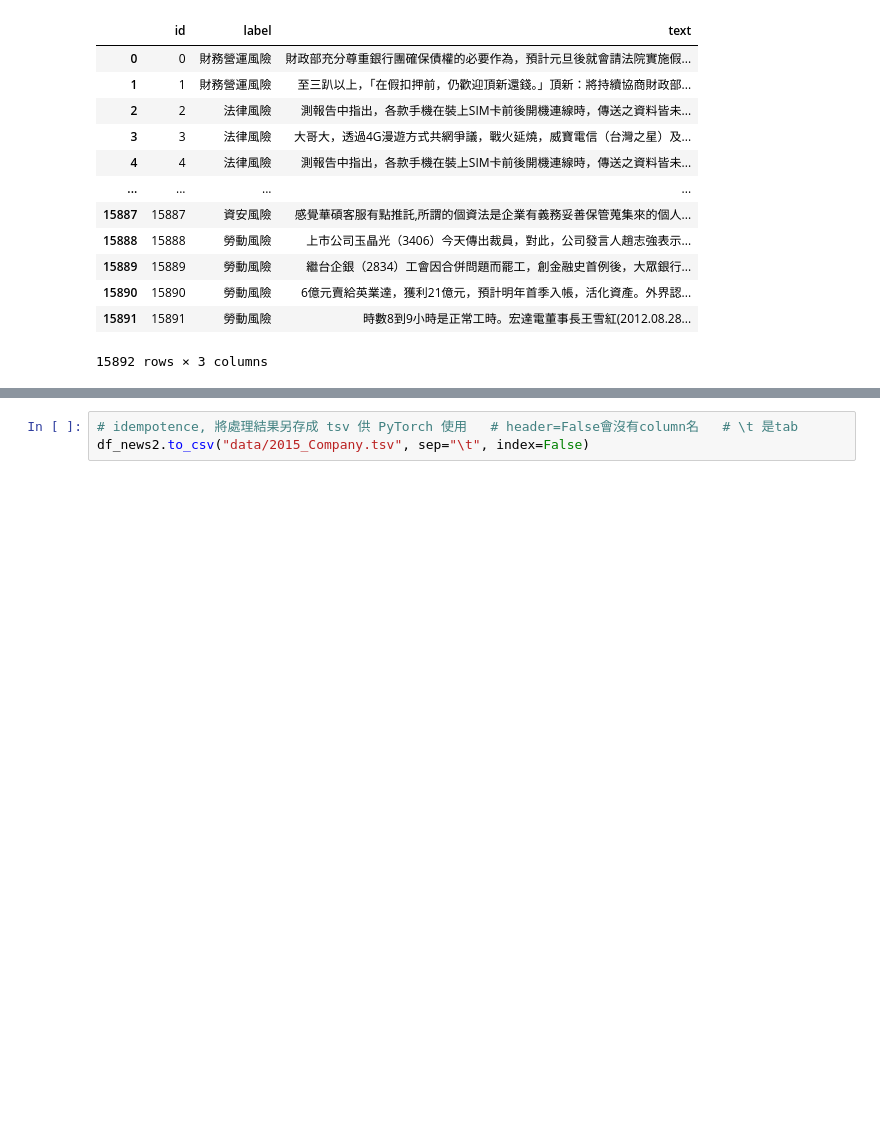
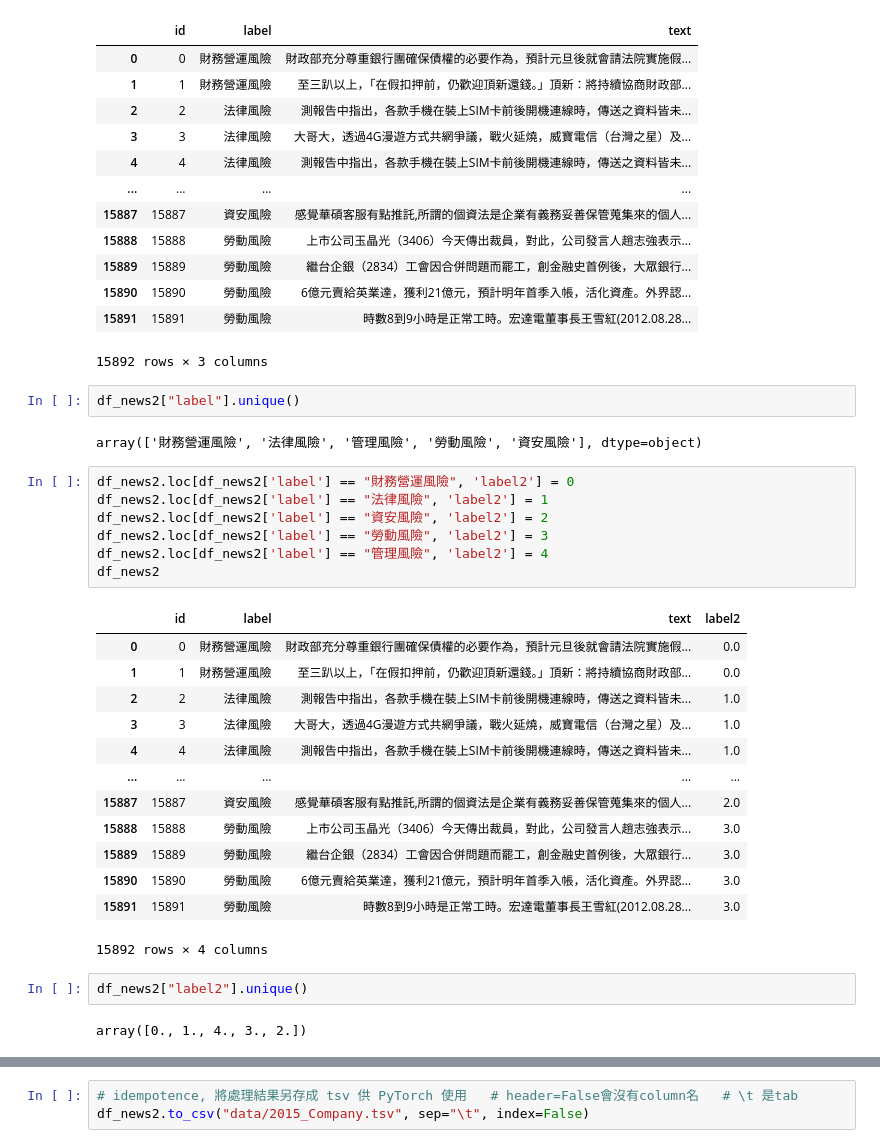
Before and after one commit to roccqqck/news_bert, a Jupyter notebook: 1.eland_csv_to_tsv.ipynb, the cells around one changed output, grey strips where cells are left out. Drawn from its saved outputs; the diff is of its cells as text; blank space fills up the shorter version.

Commit message:
label to number

```diff
--- a/1.eland_csv_to_tsv.ipynb
+++ b/1.eland_csv_to_tsv.ipynb
@@ -62,3 +62,32 @@ df_news2
 | 15890 | 15890 | 勞動風險 | 6億元賣給英業達，獲利21億元，預計明年首季入帳，活化資產。外界認... |
 | 15891 | 15891 | 勞動風險 | 時數8到9小時是正常工時。宏達電董事長王雪紅(2012.08.28... |
 15892 rows × 3 columns
+# %%
+df_news2["label"].unique()
+# %% [output]
+array(['財務營運風險', '法律風險', '管理風險', '勞動風險', '資安風險'], dtype=object)
+# %%
+df_news2.loc[df_news2['label'] == "財務營運風險", 'label2'] = 0
+df_news2.loc[df_news2['label'] == "法律風險", 'label2'] = 1
+df_news2.loc[df_news2['label'] == "資安風險", 'label2'] = 2
+df_news2.loc[df_news2['label'] == "勞動風險", 'label2'] = 3
+df_news2.loc[df_news2['label'] == "管理風險", 'label2'] = 4
+df_news2
+# %% [output]
+|  | id | label | text | label2 |
+| 0 | 0 | 財務營運風險 | 財政部充分尊重銀行團確保債權的必要作為，預計元旦後就會請法院實施假... | 0.0 |
+| 1 | 1 | 財務營運風險 | 至三趴以上，「在假扣押前，仍歡迎頂新還錢。」頂新：將持續協商財政部... | 0.0 |
+| 2 | 2 | 法律風險 | 測報告中指出，各款手機在裝上SIM卡前後開機連線時，傳送之資料皆未... | 1.0 |
+| 3 | 3 | 法律風險 | 大哥大，透過4G漫遊方式共網爭議，戰火延燒，威寶電信（台灣之星）及... | 1.0 |
+| 4 | 4 | 法律風險 | 測報告中指出，各款手機在裝上SIM卡前後開機連線時，傳送之資料皆未... | 1.0 |
+| ... | ... | ... | ... | ... |
+| 15887 | 15887 | 資安風險 | 感覺華碩客服有點推託,所謂的個資法是企業有義務妥善保管蒐集來的個人... | 2.0 |
+| 15888 | 15888 | 勞動風險 | 上市公司玉晶光（3406）今天傳出裁員，對此，公司發言人趙志強表示... | 3.0 |
+| 15889 | 15889 | 勞動風險 | 繼台企銀（2834）工會因合併問題而罷工，創金融史首例後，大眾銀行... | 3.0 |
+| 15890 | 15890 | 勞動風險 | 6億元賣給英業達，獲利21億元，預計明年首季入帳，活化資產。外界認... | 3.0 |
+| 15891 | 15891 | 勞動風險 | 時數8到9小時是正常工時。宏達電董事長王雪紅(2012.08.28... | 3.0 |
+15892 rows × 4 columns
+# %%
+df_news2["label2"].unique()
+# %% [output]
+array([0., 1., 4., 3., 2.])
```
Also changed, not shown: parts of 2 cells of this notebook.
